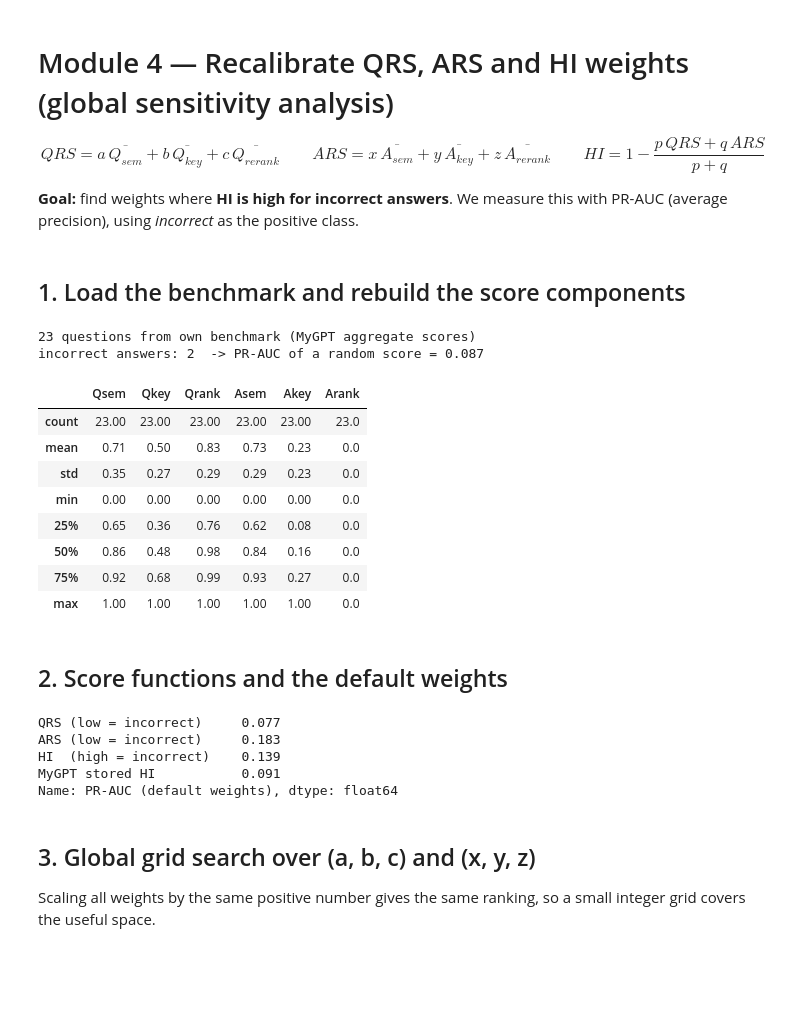
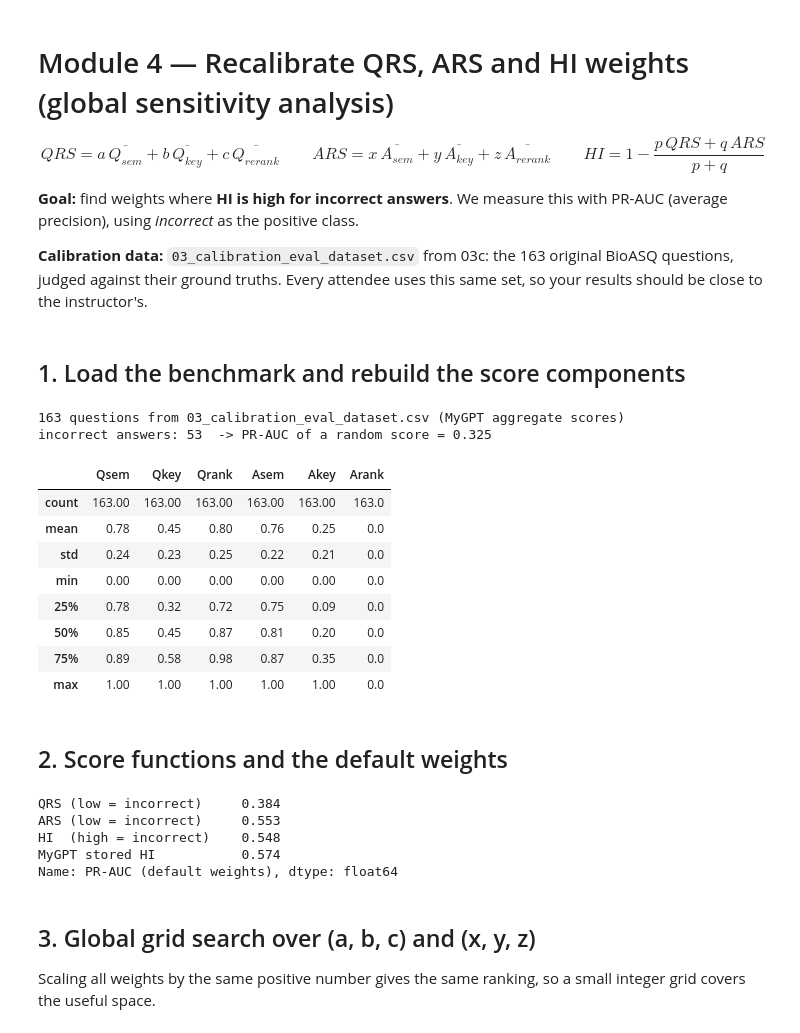
Before and after one commit to stjude-c3d/MyGPT-workshop, a Jupyter notebook: 04-recalibrate-weights/04_sensitivity_analysis_final.ipynb, the cells around one changed output. Saved outputs shown, nothing was run; the diff lists cells and outputs as text; code cells hidden in the pictures; blank space fills up the shorter version.

```diff
--- a/04-recalibrate-weights/04_sensitivity_analysis_final.ipynb
+++ b/04-recalibrate-weights/04_sensitivity_analysis_final.ipynb
@@ -7,6 +7,8 @@ HI = 1 - \frac{p\,QRS + q\,ARS}{p+q}$$
 
 **Goal:** find weights where **HI is high for incorrect answers**. We measure this with PR-AUC (average precision),
 using *incorrect* as the positive class.
+
+**Calibration data:** `03_calibration_eval_dataset.csv` from 03c: the 163 original BioASQ questions, judged against their ground truths. Every attendee uses this same set, so your results should be close to the instructor's.
 # %%
 import sys
 from pathlib import Path
@@ -46,47 +48,55 @@ def entail_share(*cols):
             pass
     return tags.count("entailment") / len(tags) if tags else 0.0
 
-own = OUT / "03_eval_dataset.csv"
+calibration = OUT / "03_calibration_eval_dataset.csv"
+pilot = OUT / "03_eval_dataset.csv"
+own = calibration if calibration.exists() else pilot
 if own.exists() and not FORCE_FALLBACK:
     df = pd.read_csv(own)
 else:
     df = load_fallback_pubmedqa()
     df["label"] = (df["correctness"] == "correct").astype(int)
     df = df.rename(columns={"hallucination_index": "HI"})
 
 if "vector_scores_question" in df:          # PubMedQA format: rebuild from per-chunk lists
     source = "per-chunk lists"
     df["Qsem"] = df["vector_scores_question"].map(mean_list)
     df["Qkey"] = df["bm25_scores_question"].map(mean_list)
     df["Qrank"] = df["reranked_score"].map(mean_list)
     df["Asem"] = df["vector_scores"].map(mean_list)
     df["Akey"] = df["bm25_scores"].map(mean_list)
     df["Arank"] = [entail_share(a, b) for a, b in zip(df["rerank_sentiments"], df.get("rerank_sentiments.1", df["rerank_sentiments"]))]
 else:                                        # own benchmark: aggregated scores returned by MyGPT
     source = "MyGPT aggregate scores"
     df["Arank"] = df.get("Arank", 0.0)
 
 COMP = ["Qsem", "Qkey", "Qrank", "Asem", "Akey", "Arank"]
 df[["Qrank", "Arank"]] = df[["Qrank", "Arank"]].fillna(0)      # no reranker -> 0
 df = df.dropna(subset=["label", "Qsem", "Qkey", "Asem", "Akey"] + [c for c in ["HI"] if c in df]).reset_index(drop=True)
 X = df[COMP].astype(float)
 X = (X - X.min()) / (X.max() - X.min()).replace(0, 1)       # min-max each component to [0, 1]
 y = (df["label"].astype(int) == 0).astype(int).to_numpy()  # 1 = incorrect answer (what HI should flag)
 
-print(f"{len(df)} questions from {'own benchmark' if own.exists() and not FORCE_FALLBACK else 'PubMedQA fallback'} ({source})")
+print(f"{len(df)} questions from {own.name if own.exists() and not FORCE_FALLBACK else 'PubMedQA fallback'} ({source})")
 print(f"incorrect answers: {y.sum()}  -> PR-AUC of a random score = {y.mean():.3f}")
+if own == pilot and not FORCE_FALLBACK:
+    print("WARNING: calibration dataset not found; using the pilot set. Run 03c on the original BioASQ questions after the 03b κ check.")
+if len(df) < 50:
+    print("WARNING: fewer than 50 labelled questions; treat optimized weights as illustrative.")
+if y.sum() < 5:
+    print("WARNING: fewer than 5 incorrect examples; weight calibration may be unstable.")
 X.describe().round(2)
 # %% [output]
-23 questions from own benchmark (MyGPT aggregate scores)
-incorrect answers: 2  -> PR-AUC of a random score = 0.087
+163 questions from 03_calibration_eval_dataset.csv (MyGPT aggregate scores)
+incorrect answers: 53  -> PR-AUC of a random score = 0.325
 |  | Qsem | Qkey | Qrank | Asem | Akey | Arank |
-| count | 23.00 | 23.00 | 23.00 | 23.00 | 23.00 | 23.0 |
-| mean | 0.71 | 0.50 | 0.83 | 0.73 | 0.23 | 0.0 |
-| std | 0.35 | 0.27 | 0.29 | 0.29 | 0.23 | 0.0 |
+| count | 163.00 | 163.00 | 163.00 | 163.00 | 163.00 | 163.0 |
+| mean | 0.78 | 0.45 | 0.80 | 0.76 | 0.25 | 0.0 |
+| std | 0.24 | 0.23 | 0.25 | 0.22 | 0.21 | 0.0 |
 | min | 0.00 | 0.00 | 0.00 | 0.00 | 0.00 | 0.0 |
-| 25% | 0.65 | 0.36 | 0.76 | 0.62 | 0.08 | 0.0 |
-| 50% | 0.86 | 0.48 | 0.98 | 0.84 | 0.16 | 0.0 |
-| 75% | 0.92 | 0.68 | 0.99 | 0.93 | 0.27 | 0.0 |
+| 25% | 0.78 | 0.32 | 0.72 | 0.75 | 0.09 | 0.0 |
+| 50% | 0.85 | 0.45 | 0.87 | 0.81 | 0.20 | 0.0 |
+| 75% | 0.89 | 0.58 | 0.98 | 0.87 | 0.35 | 0.0 |
 | max | 1.00 | 1.00 | 1.00 | 1.00 | 1.00 | 0.0 |
 # %% [markdown]
 ## 2. Score functions and the default weights
@@ -113,10 +123,10 @@ if {"QRS", "ARS", "HI"} <= set(df.columns):     # sanity check against MyGPT's o
     baseline["MyGPT stored HI"] = prauc(df["HI"].astype(float).to_numpy())
 pd.Series(baseline, name="PR-AUC (default weights)").round(3)
 # %% [output]
-QRS (low = incorrect)     0.077
-ARS (low = incorrect)     0.183
-HI  (high = incorrect)    0.139
-MyGPT stored HI           0.091
+QRS (low = incorrect)     0.384
+ARS (low = incorrect)     0.553
+HI  (high = incorrect)    0.548
+MyGPT stored HI           0.574
 Name: PR-AUC (default weights), dtype: float64
 # %% [markdown]
 ## 3. Global grid search over (a, b, c) and (x, y, z)
```
Also changed, not shown: parts of 6 cells of this notebook, 25 other files.
